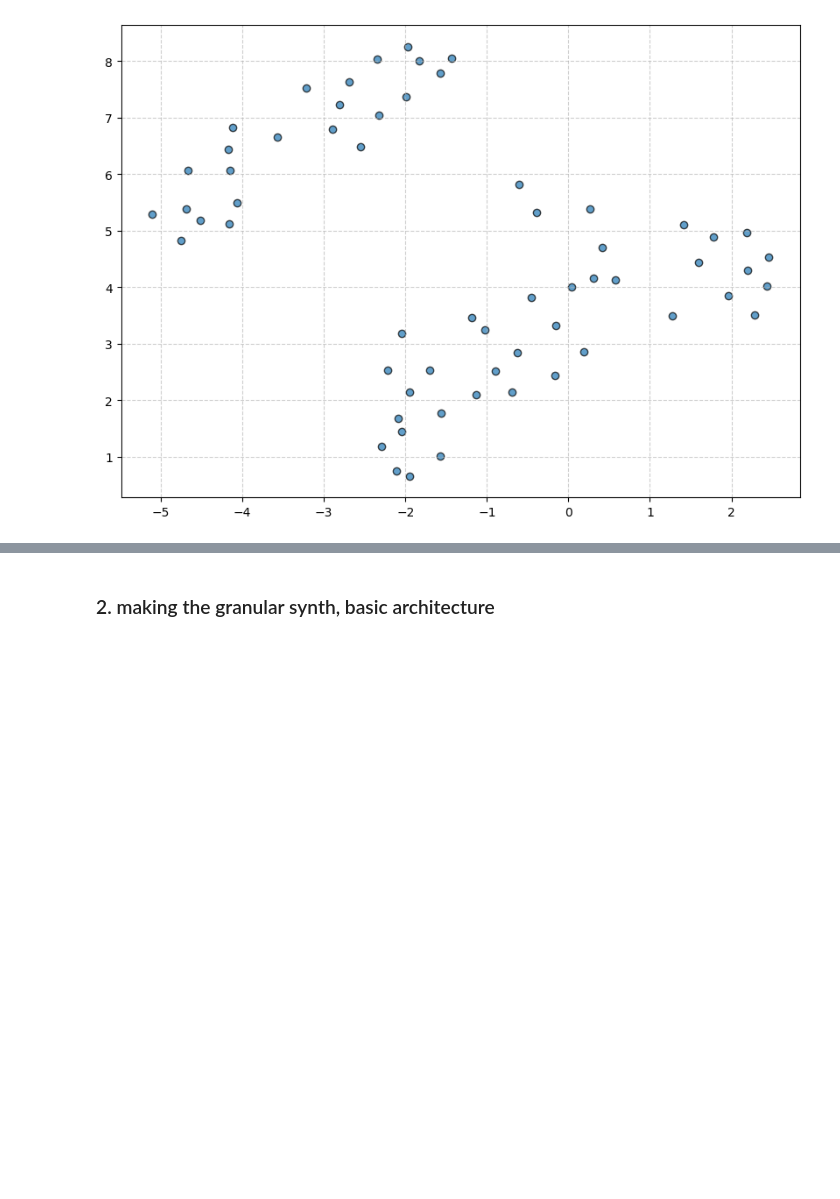
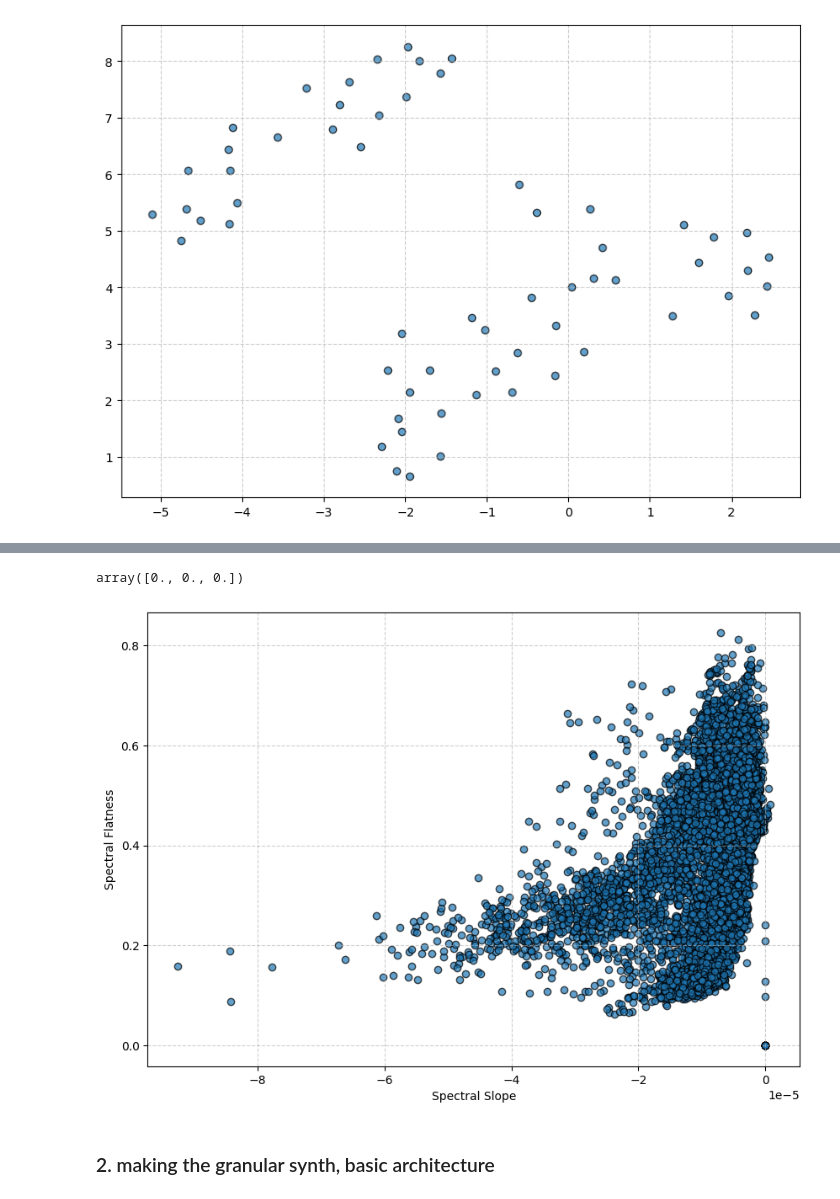
Before and after one commit to HippolyteLC/fieldmusic, a Jupyter notebook: granular_synthesis.ipynb, the cells around one changed output, grey strips where cells are left out. Drawn from its saved outputs; the diff is of its cells as text; code cells hidden in the pictures; blank space fills up the shorter version.

Commit message:
testing aubio spectral descriptors

```diff
--- a/granular_synthesis.ipynb
+++ b/granular_synthesis.ipynb
@@ -250,0 +283,8 @@ plt.show()
+# %%
+import json
+with open("grains_descriptors.json", "w") as f:
+    grains_descriptors = grains_descriptors
+    json.dump(grains_descriptors, f,indent =4)
+# %%
+descriptors_arr = np.array([[dic[key] for dic in grains_descriptors] for key in list(grains_descriptors[0].keys())])
+descriptors_arr
@@ -251,3 +299,17 @@ plt.show()
+# %%
+descriptors_arr[0]
+# %% [output]
+array([0., 0., 0.])
+# %%
+plt.figure(figsize=(10, 7))
+plt.scatter(descriptors_arr[1], descriptors_arr[0], edgecolors='k', alpha=0.7)
+plt.ylabel("Spectral Flatness")
+plt.xlabel("Spectral Slope")
+# plt.ylabel("Rms")
+plt.grid(True, linestyle='--', alpha=0.6)
+plt.show()
+# %% [output]
+[figure, added]
 # %% [markdown]
 ### 2. making the granular synth, basic architecture
 # %%
```
Also changed, not shown: parts of 10 cells of this notebook.
